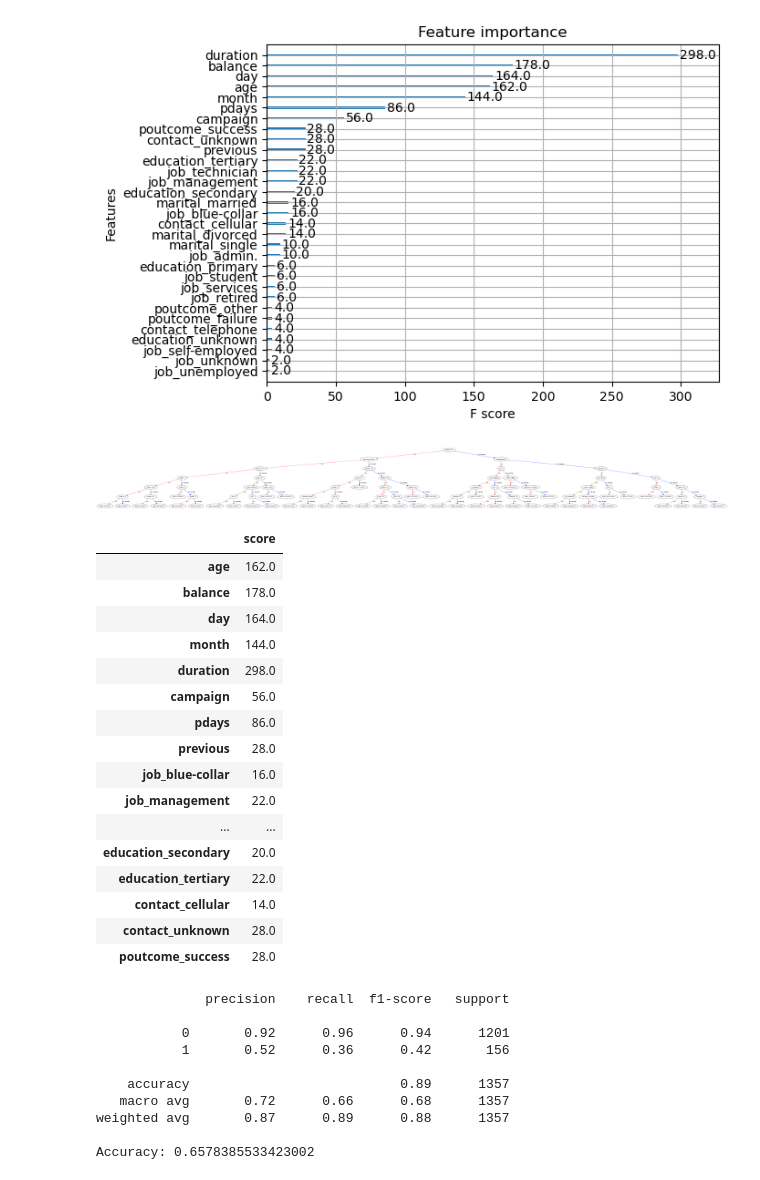
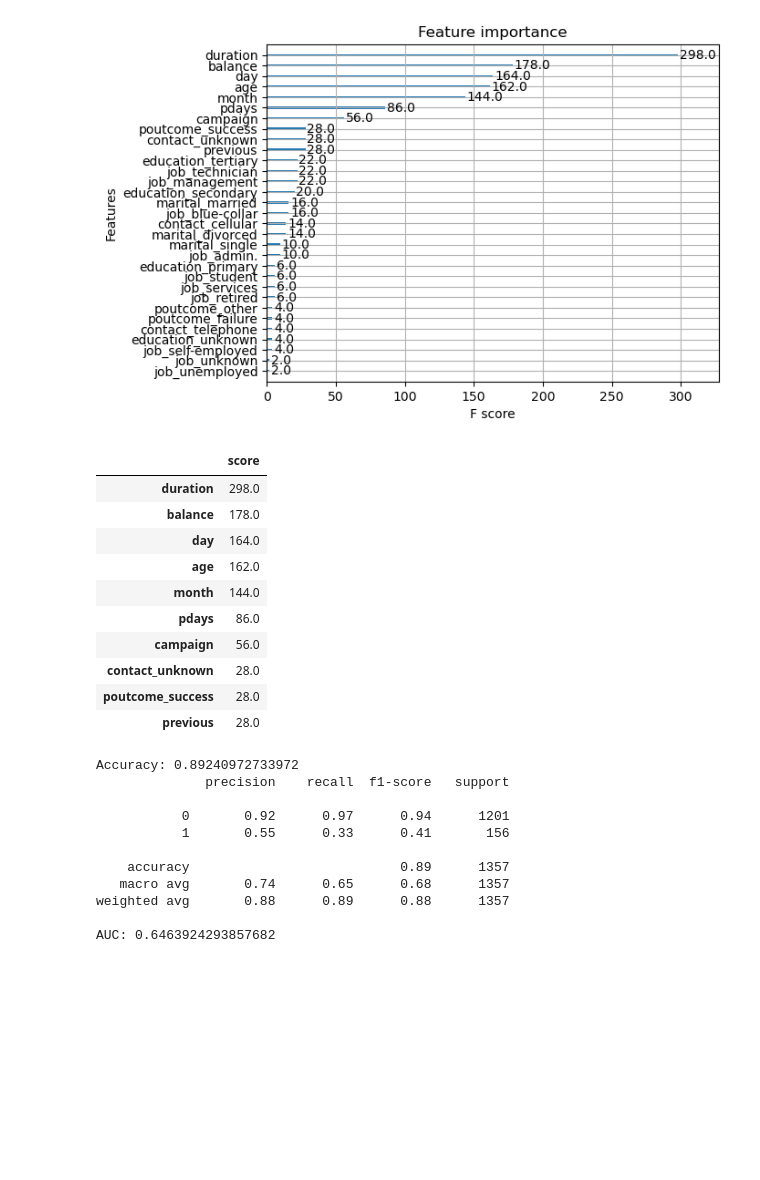
Before and after one commit to IgorPuller/MLOps, a Jupyter notebook: notebooks/xgboost-implementation-on-bank-marketing-dataset.ipynb, the cells around one changed output. Cells and saved outputs as stored; diff of their text form; code cells hidden in the pictures; blank space fills up the shorter version.

```diff
--- a/notebooks/xgboost-implementation-on-bank-marketing-dataset.ipynb
+++ b/notebooks/xgboost-implementation-on-bank-marketing-dataset.ipynb
@@ -292,56 +291,43 @@ plot_importance(XGB_Model)
 pyplot.show()
 # %% [output]
 [figure]
-# %%
-#Tree visualisation (Double tap to zoo)
-xgb.plot_tree(XGB_Model, num_trees=2)
-fig = plt.gcf()
-fig.set_size_inches(150, 100)
-fig.savefig('tree.png')
-# %% [output]
-[figure, removed]
 # %%
 XGB_Model.feature_names
 features  = pd.DataFrame.from_dict(XGB_Model.get_score(), orient='index')
 features.columns = ['score']
-features = features[features['score'] > 10]
+features = features.sort_values('score', ascending=False)
+features = features[features['score'] > 25]
 features
 # %% [output]
 |  | score |
-| age | 162.0 |
+| duration | 298.0 |
 | balance | 178.0 |
 | day | 164.0 |
+| age | 162.0 |
 | month | 144.0 |
-| duration | 298.0 |
+| pdays | 86.0 |
 | campaign | 56.0 |
-| pdays | 86.0 |
-| previous | 28.0 |
-| job_blue-collar | 16.0 |
-| job_management | 22.0 |
-| ... | ... |
-| education_secondary | 20.0 |
-| education_tertiary | 22.0 |
-| contact_cellular | 14.0 |
 | contact_unknown | 28.0 |
 | poutcome_success | 28.0 |
+| previous | 28.0 |
 # %%
 X_train, X_test, y_train, y_test = train_test_split(data_X[features.index], data_y, test_size=0.3, random_state=2, stratify=data_y)
 
 clf.fit(X_train, y_train)
 y_pred = clf.predict(X_test)
-print(metrics.classification_report (y_test, y_pred))
-print(f"ROC-AUC: {metrics.roc_auc_score(y_test, y_pred)}")
+print_metrics(y_test, y_pred)
 # %% [output]
+Accuracy: 0.89240972733972
               precision    recall  f1-score   support
 
-           0       0.92      0.96      0.94      1201
-           1       0.52      0.36      0.42       156
+           0       0.92      0.97      0.94      1201
+           1       0.55      0.33      0.41       156
 
     accuracy                           0.89      1357
-   macro avg       0.72      0.66      0.68      1357
-weighted avg       0.87      0.89      0.88      1357
+   macro avg       0.74      0.65      0.68      1357
+weighted avg       0.88      0.89      0.88      1357
 
-Accuracy: 0.6578385533423002
+AUC: 0.6463924293857682
 # %%
 import shap
 
```
Also changed, not shown: parts of 11 cells of this notebook.
